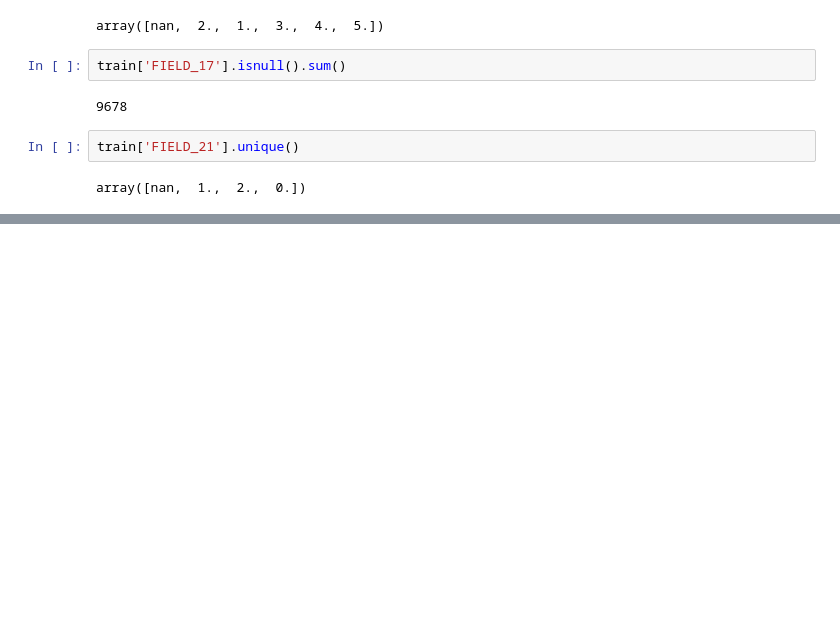
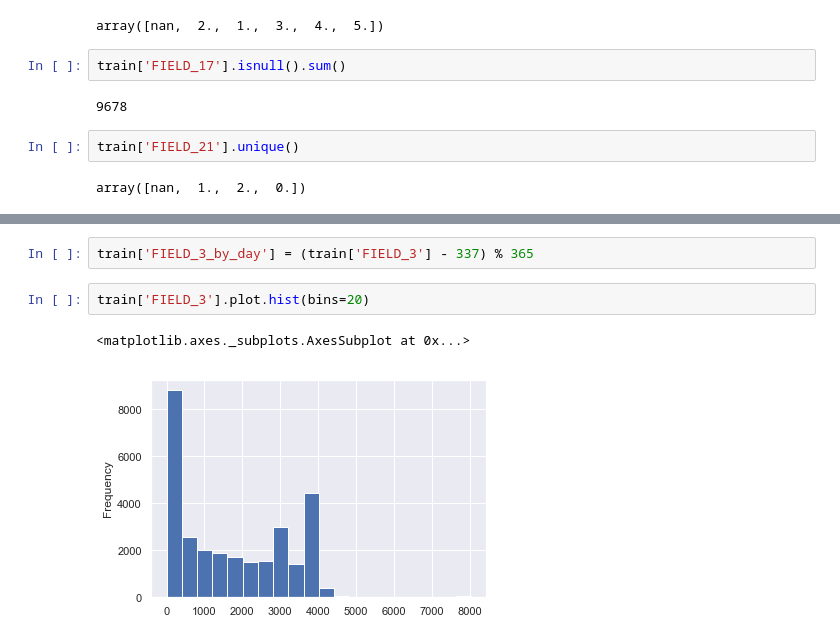
Before and after one commit to TuanDH94/CreditScoring, a Jupyter notebook: eda.ipynb, the cells around one changed output, grey strips where cells are left out. Drawn from its saved outputs; the diff is of its cells as text; blank space fills up the shorter version.

```diff
--- a/eda.ipynb
+++ b/eda.ipynb
@@ -381,0 +392,7 @@ array([nan,  1.,  2.,  0.])
+# %%
+train['FIELD_3_by_day'] = (train['FIELD_3'] - 337) % 365
+# %%
+train['FIELD_3'].plot.hist(bins=20)
+# %% [output]
+<matplotlib.axes._subplots.AxesSubplot at 0x...>
+[figure, added]
```
Also changed, not shown: parts of 2 cells of this notebook, 2 other files.
